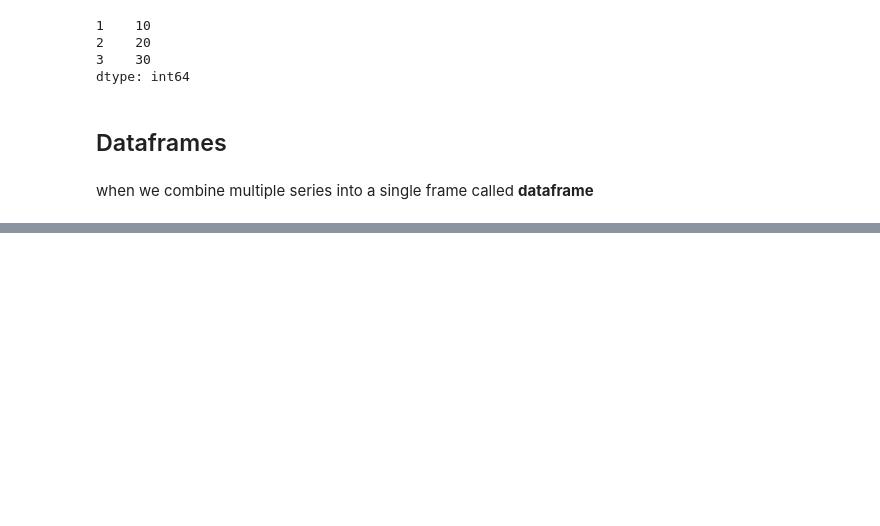
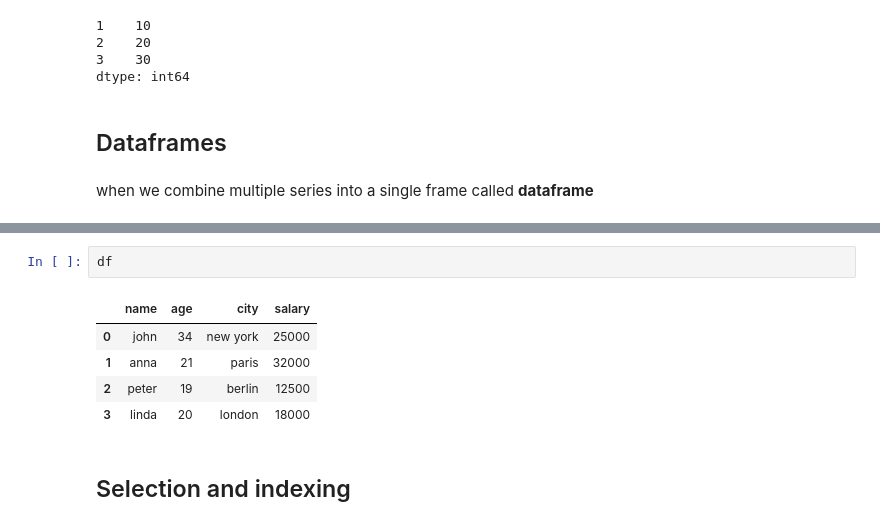
Before and after one commit to AyushSharma-17/dataanalysis_python_l1, a Jupyter notebook: copy_of_pandas_ex.ipynb, the cells around one changed output, grey strips where cells are left out. Saved outputs shown, nothing was run; the diff lists cells and outputs as text; blank space fills up the shorter version.

```diff
--- a/copy_of_pandas_ex.ipynb
+++ b/copy_of_pandas_ex.ipynb
@@ -59,0 +69,10 @@ when we combine multiple series into a single frame called <b>dataframe</b>
+# %%
+df
+# %% [output]
+|  | name | age | city | salary |
+| 0 | john | 34 | new york | 25000 |
+| 1 | anna | 21 | paris | 32000 |
+| 2 | peter | 19 | berlin | 12500 |
+| 3 | linda | 20 | london | 18000 |
+# %% [markdown]
+<h2>Selection and indexing</h2>
```
Also changed, not shown: parts of 19 cells of this notebook.
